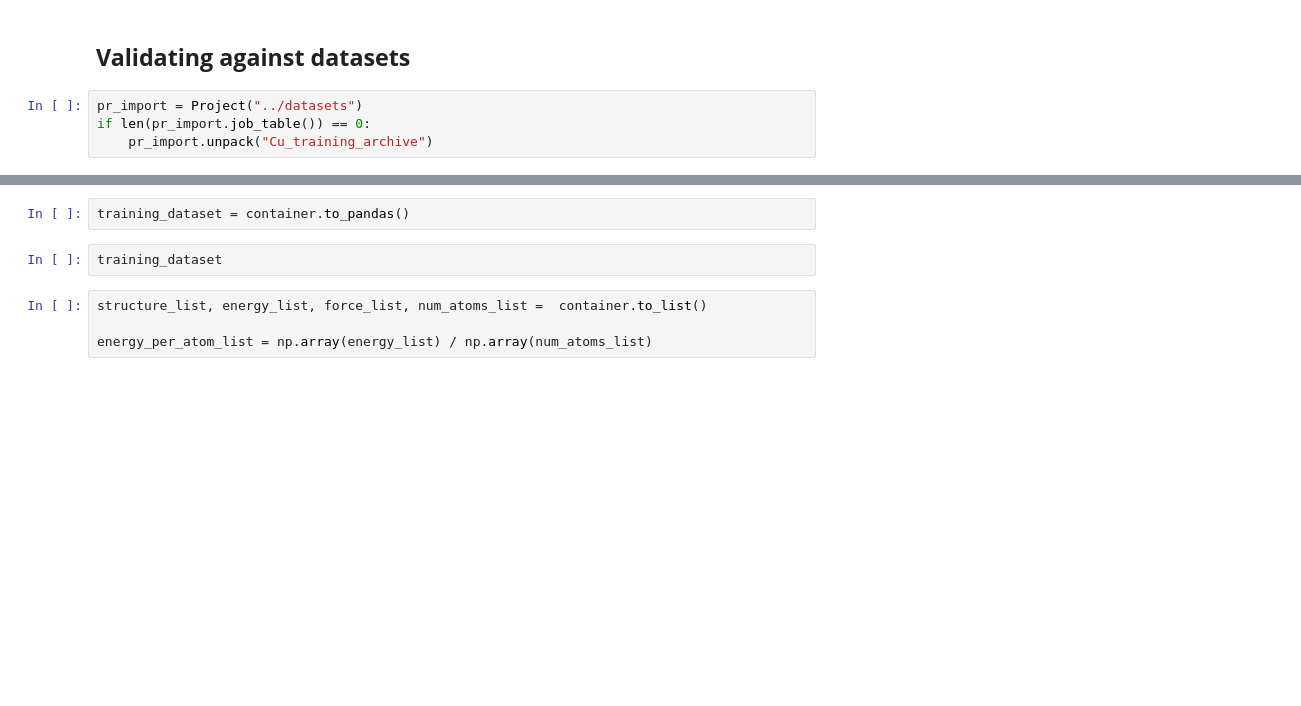
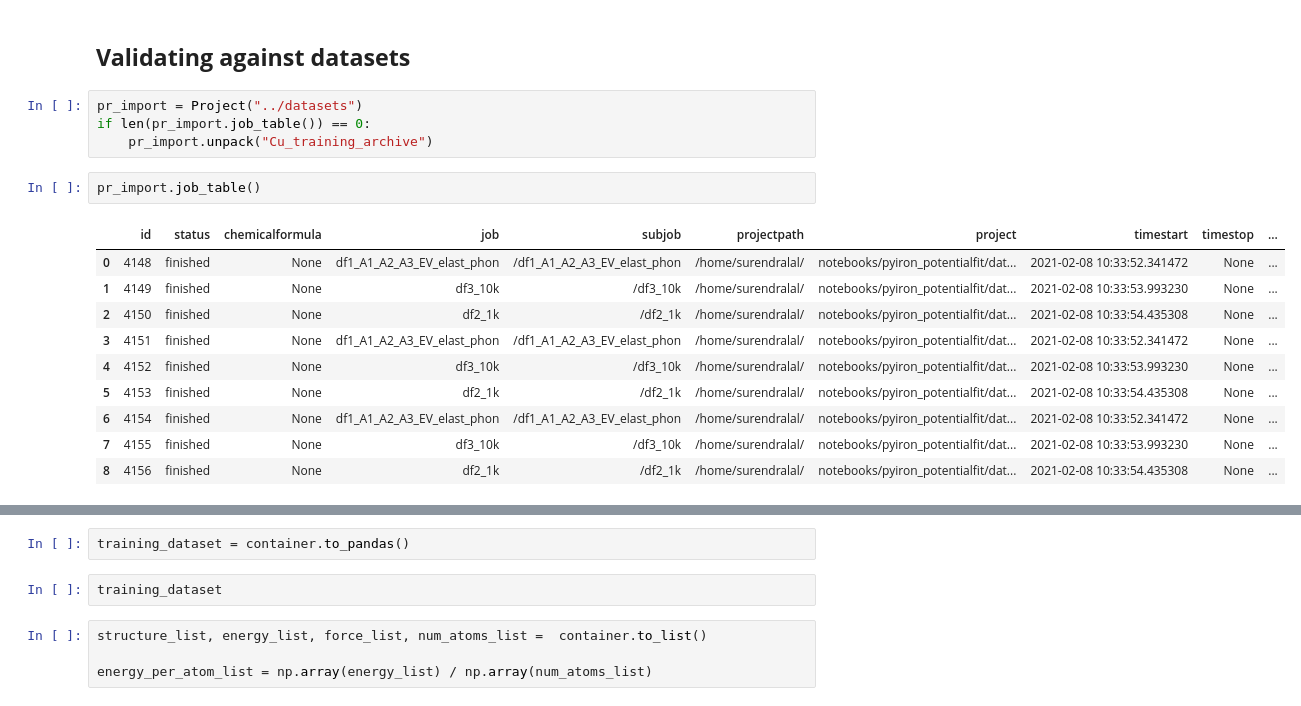
Before and after one commit to pyiron-workshop/potentials-workshop-2021, a Jupyter notebook: day_3/ex_01_validation.ipynb, the cells around one changed output, grey strips where cells are left out. Drawn from its saved outputs; the diff is of its cells as text; blank space fills up the shorter version.

```diff
--- a/day_3/ex_01_validation.ipynb
+++ b/day_3/ex_01_validation.ipynb
@@ -321,5 +391,18 @@ ax.legend()
 pr_import = Project("../datasets")
 if len(pr_import.job_table()) == 0:
     pr_import.unpack("Cu_training_archive")
+# %%
+pr_import.job_table()
+# %% [output]
+|  | id | status | chemicalformula | job | subjob | projectpath | project | timestart | timestop | ... |
+| 0 | 4148 | finished | None | df1_A1_A2_A3_EV_elast_phon | /df1_A1_A2_A3_EV_elast_phon | /home/surendralal/ | notebooks/pyiron_potentialfit/dat... | 2021-02-08 10:33:52.341472 | None | ... |
+| 1 | 4149 | finished | None | df3_10k | /df3_10k | /home/surendralal/ | notebooks/pyiron_potentialfit/dat... | 2021-02-08 10:33:53.993230 | None | ... |
+| 2 | 4150 | finished | None | df2_1k | /df2_1k | /home/surendralal/ | notebooks/pyiron_potentialfit/dat... | 2021-02-08 10:33:54.435308 | None | ... |
+| 3 | 4151 | finished | None | df1_A1_A2_A3_EV_elast_phon | /df1_A1_A2_A3_EV_elast_phon | /home/surendralal/ | notebooks/pyiron_potentialfit/dat... | 2021-02-08 10:33:52.341472 | None | ... |
+| 4 | 4152 | finished | None | df3_10k | /df3_10k | /home/surendralal/ | notebooks/pyiron_potentialfit/dat... | 2021-02-08 10:33:53.993230 | None | ... |
+| 5 | 4153 | finished | None | df2_1k | /df2_1k | /home/surendralal/ | notebooks/pyiron_potentialfit/dat... | 2021-02-08 10:33:54.435308 | None | ... |
+| 6 | 4154 | finished | None | df1_A1_A2_A3_EV_elast_phon | /df1_A1_A2_A3_EV_elast_phon | /home/surendralal/ | notebooks/pyiron_potentialfit/dat... | 2021-02-08 10:33:52.341472 | None | ... |
+| 7 | 4155 | finished | None | df3_10k | /df3_10k | /home/surendralal/ | notebooks/pyiron_potentialfit/dat... | 2021-02-08 10:33:53.993230 | None | ... |
+| 8 | 4156 | finished | None | df2_1k | /df2_1k | /home/surendralal/ | notebooks/pyiron_potentialfit/dat... | 2021-02-08 10:33:54.435308 | None | ... |
 # %%
 container = pr_import.load("df1_A1_A2_A3_EV_elast_phon")
```
Also changed, not shown: parts of 18 cells of this notebook.
